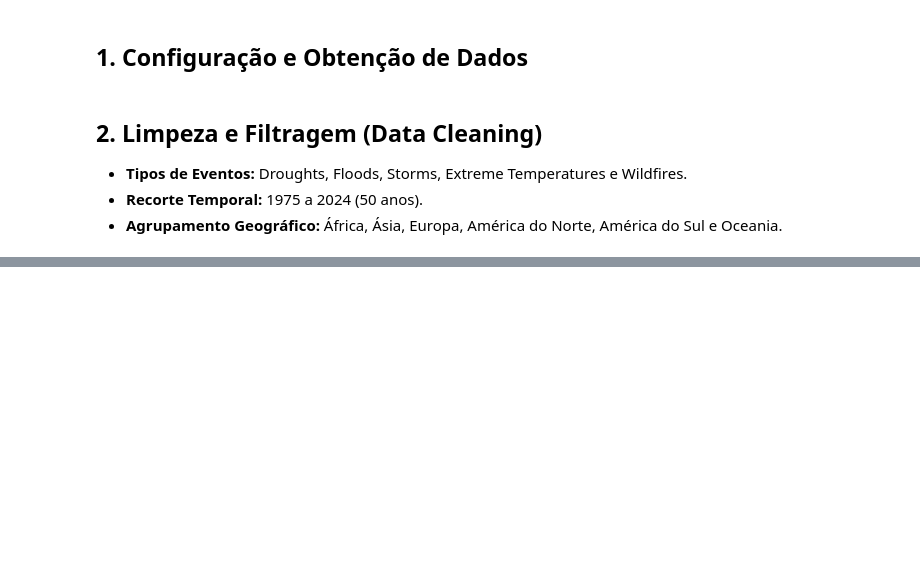
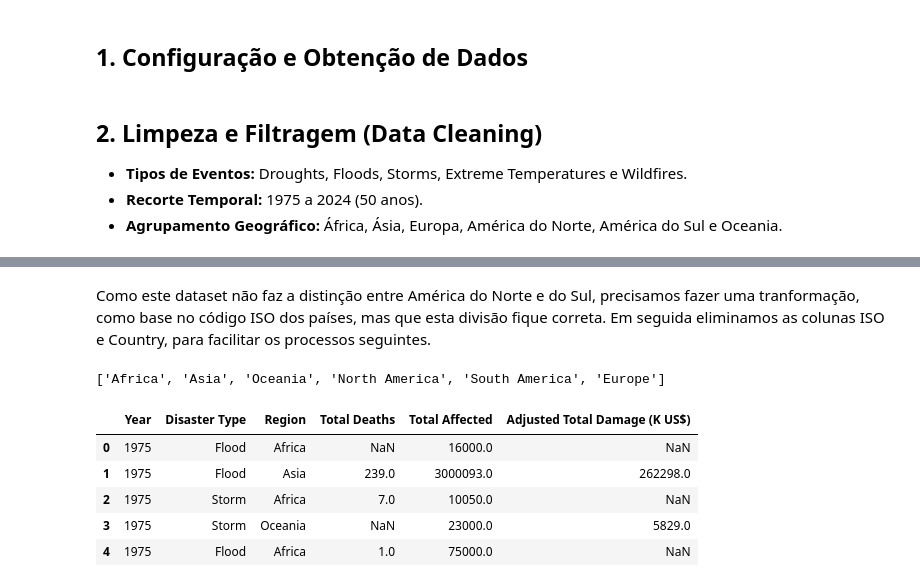
Before and after one commit to felipesabbado/2026-IPS-vd-project, a Jupyter notebook: notebooks/analysis.ipynb, the cells around one changed output, grey strips where cells are left out. Cells and saved outputs as stored; diff of their text form; code cells hidden in the pictures; blank space fills up the shorter version.

```diff
--- a/notebooks/analysis.ipynb
+++ b/notebooks/analysis.ipynb
@@ -14,20 +14,3 @@ import seaborn as sns
 import missingno as msno
 import pycountry_convert as pc
 import matplotlib.pyplot as plt
-# %%
-# Funções
-# Filtrar apenas os dados relativos a regiões (continentes) do planeta
-def country_to_continent(country_code):
-    try:
-        country_code_alpha2 = pc.country_alpha3_to_country_alpha2(country_code)
-        continent_code = pc.country_alpha2_to_continent_code(country_code_alpha2)
-        continent_name = pc.convert_continent_code_to_continent_name(continent_code)
-        return continent_name
-    except Exception as e:
-        # TLS - Timor-Leste (Asia), SXM - Sint Maarten (North America)
-        # if country_code == 'TLS':
-        #     return "Asia"
-        # if country_code == 'SXM':
-        #     return "North America"
-        print(f"Erro ao converter {country_code}: {e}")
-        return "Other/Unknown"
@@ -525,0 +120,15 @@ emdata = pd.read_excel("./emdat/EMDAT-Events_Clean")
+# %% [markdown]
+Como este dataset não faz a distinção entre América do Norte e do Sul, precisamos fazer uma tranformação, como base no código ISO dos países, mas que esta divisão fique correta. Em seguida eliminamos as colunas ISO e Country, para facilitar os processos seguintes.
+# %%
+extreme_weather_events['Region'] = extreme_weather_events['ISO'].apply(country_to_continent)
+print(extreme_weather_events.Region.unique().tolist())
+extreme_weather_events.drop(columns=['ISO', 'Country'], inplace=True)
+extreme_weather_events.head()
+# %% [output]
+['Africa', 'Asia', 'Oceania', 'North America', 'South America', 'Europe']
+|  | Year | Disaster Type | Region | Total Deaths | Total Affected | Adjusted Total Damage (K US$) |
+| 0 | 1975 | Flood | Africa | NaN | 16000.0 | NaN |
+| 1 | 1975 | Flood | Asia | 239.0 | 3000093.0 | 262298.0 |
+| 2 | 1975 | Storm | Africa | 7.0 | 10050.0 | NaN |
+| 3 | 1975 | Storm | Oceania | NaN | 23000.0 | 5829.0 |
+| 4 | 1975 | Flood | Africa | 1.0 | 75000.0 | NaN |
```
Also changed, not shown: parts of 42 cells of this notebook, 1 other file.
